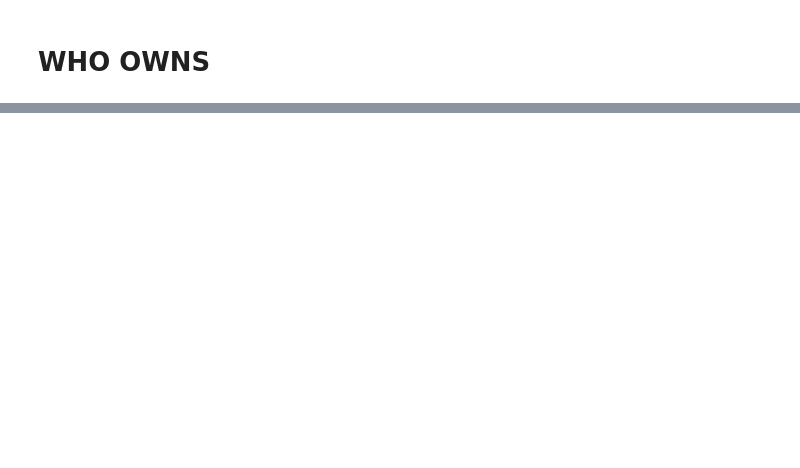
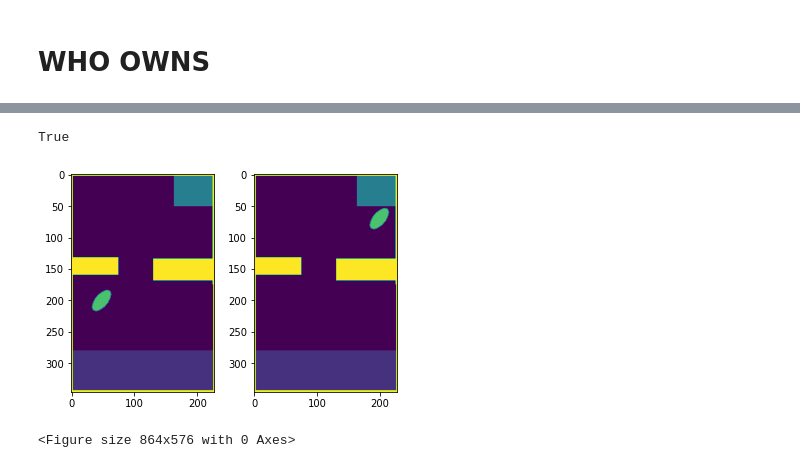
Before and after one commit to KaziiBotashev/RRBT, a Jupyter notebook: RRT & RRBT.ipynb, the cells around one changed output, grey strips where cells are left out. Saved outputs shown, nothing was run; the diff lists cells and outputs as text; code cells hidden in the pictures; blank space fills up the shorter version.

Commit message:
Added create ellipse function

```diff
--- a/RRT & RRBT.ipynb
+++ b/RRT & RRBT.ipynb
@@ -396,0 +446,6 @@ g.find_predecessors(26), g.find_predecessors(28)
+# %%
+coords = np.array([200, 50])
+ellipse = create_ellipse(10, 20, -40)
+
+plt.figure(figsize=(12, 8))
+plt.imshow(merge_images(env, ellipse, coords))
@@ -396,0 +455,21 @@ g.find_predecessors(26), g.find_predecessors(28)
+# %%
+initial_coords = np.array([200, 50])
+new_coords = np.array([70, 200])
+
+fig, ax = plt.subplots(1, 2)
+plt.figure(figsize=(12, 8))
+
+ax[0].imshow(merge_images(env, ellipse, initial_coords))
+ax[1].imshow(merge_images(env, ellipse, new_coords))
+
+print(check_collision_obj_image(
+    env,
+    obj,
+    initial_coords,
+    new_coords,
+    threshold=12
+))
+# %% [output]
+True
+[figure, added]
+<Figure size 864x576 with 0 Axes>
```
Also changed, not shown: parts of 13 cells of this notebook.
